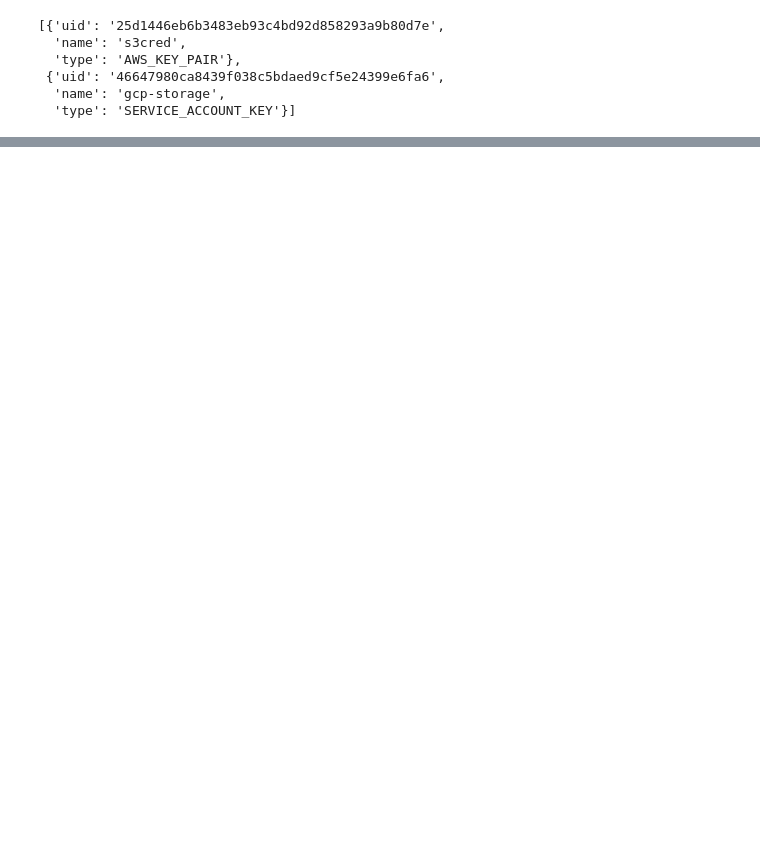
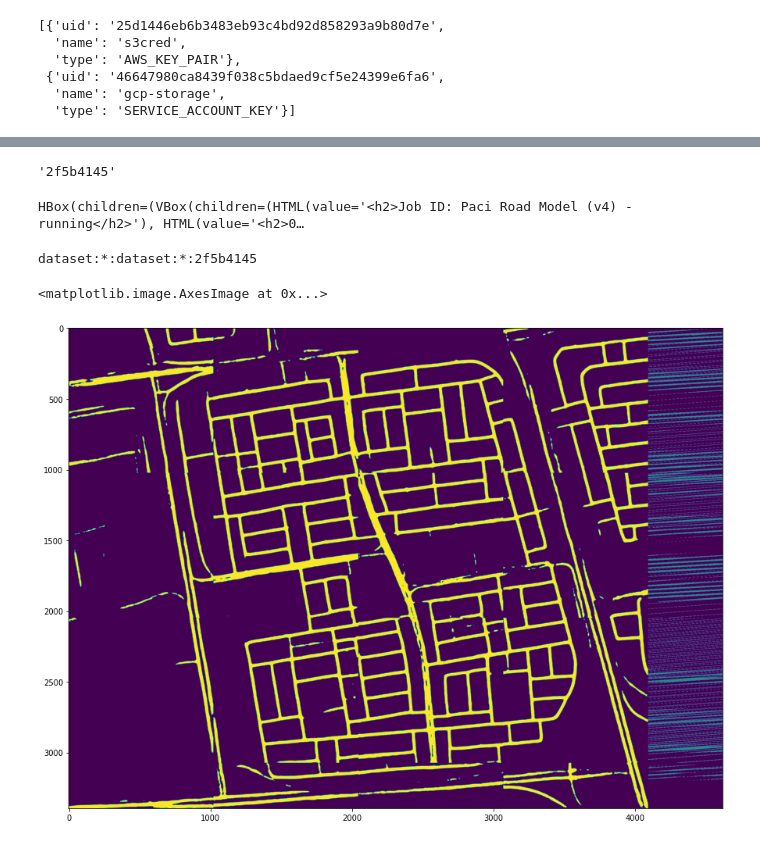
Before and after one commit to seerai/EsriRoadModel, a Jupyter notebook: submit_model.ipynb, the cells around one changed output, grey strips where cells are left out. Cells and saved outputs as stored; diff of their text form; code cells hidden in the pictures; blank space fills up the shorter version.

Commit message:
End to end working test in tesseract

```diff
--- a/submit_model.ipynb
+++ b/submit_model.ipynb
@@ -44,6 +46,6 @@ paci = Dataset.from_bucket(
 )
 paci.save()
 # %%
-ds = geodesic.list_datasets(search='paci')
+ds = geodesic.get_dataset('paci-test-s3')
 ds
 # %% [output]
@@ -51,5 +53,5 @@ ds
 # %%
-paci = ds[0]
+paci = ds
 q = paci.query()
 q
 # %% [output]
@@ -144,3 +125,20 @@ job = Job(
     ],
     workers=1
 )
+# %%
+job.dry_run = False
+# %%
+job.submit()
+# %% [output]
+'2f5b4145'
+# %%
+job.watch()
+# %% [output]
+HBox(children=(VBox(children=(HTML(value='<h2>Job ID: Paci Road Model (v4) - running</h2>'), HTML(value='<h2>0…
+# %%
+result = geodesic.list_datasets(search="paci road model")[-1]
+result
+# %% [output]
+dataset:*:dataset:*:2f5b4145
+# %%
+z = job.zarr('roads')
@@ -146,0 +147,6 @@ job = Job(
+# %%
+fig = plt.figure(figsize=(15, 15))
+plt.imshow(z['tesseract'][0, 0])
+# %% [output]
+<matplotlib.image.AxesImage at 0x...>
+[figure, added]
```
Also changed, not shown: parts of 12 cells of this notebook, 10 other files.
